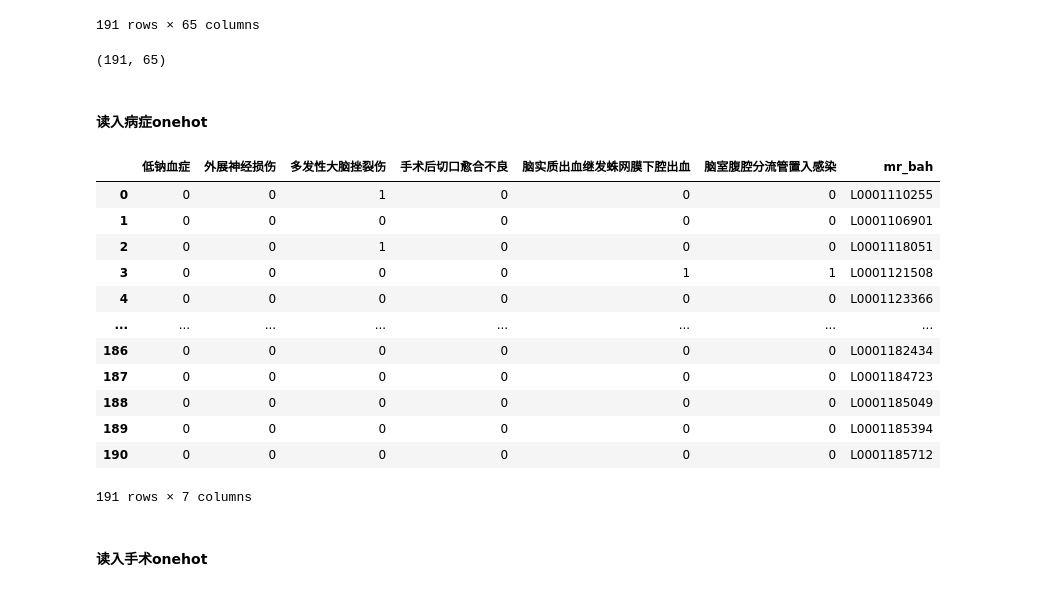
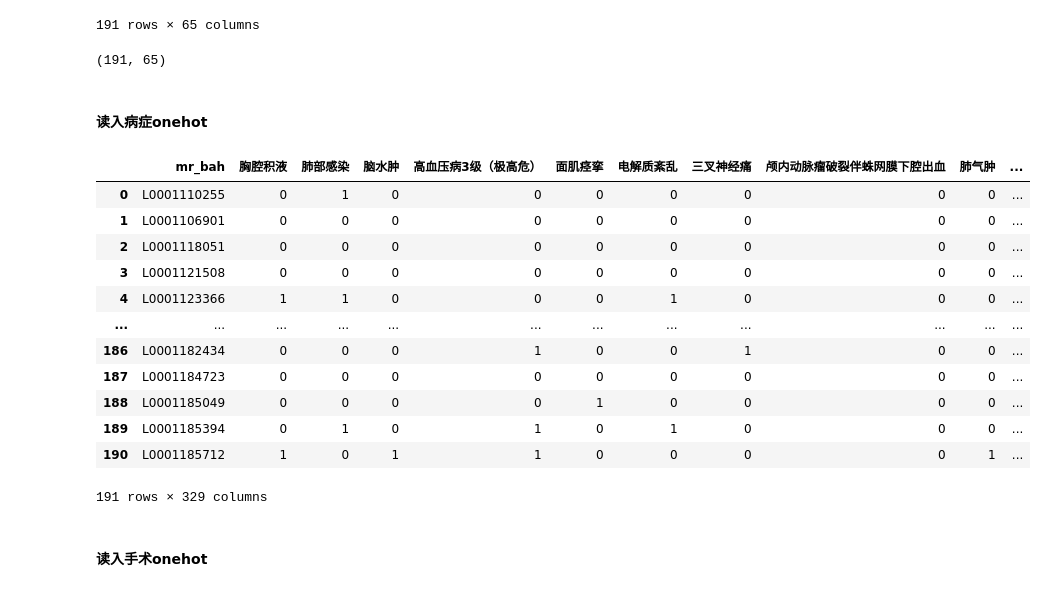
Before and after one commit to SigurYang/Mathematical-modeling, a Jupyter notebook: model_build.ipynb, the cells around one changed output. Saved outputs shown, nothing was run; the diff lists cells and outputs as text; code cells hidden in the pictures.

```diff
--- a/model_build.ipynb
+++ b/model_build.ipynb
@@ -253,34 +185,34 @@ quantize_matrix
 | L0001185394 | 245.0 | 51.0 | 265.0 | 250.0 | ... |
 | L0001185712 | 245.0 | 24.0 | 39.0 | 248.0 | ... |
 191 rows × 65 columns
-# %%
-quantize_matrix.shape
-# %% [output]
-(191, 65)
+# %%
+quantize_matrix.shape
+# %% [output]
+(191, 65)
 # %% [markdown]
 #### 读入病症onehot
 # %%
 onehot_path = os.path.join(output_path,"onehot_illness.csv")
 onehot_illness = pd.read_csv(onehot_path)
 onehot_illness = onehot_illness.drop(columns=['颅内感染'])
 
 selected_columns = ['低钠血症', '外展神经损伤', '多发性大脑挫裂伤', '手术后切口愈合不良', '脑实质出血继发蛛网膜下腔出血','脑室腹腔分流管置入感染']
-onehot_illness = onehot_illness[selected_columns+['mr_bah']]
+# onehot_illness = onehot_illness[selected_columns+['mr_bah']]
 onehot_illness
 # %% [output]
-|  | 低钠血症 | 外展神经损伤 | 多发性大脑挫裂伤 | 手术后切口愈合不良 | 脑实质出血继发蛛网膜下腔出血 | 脑室腹腔分流管置入感染 | mr_bah |
-| 0 | 0 | 0 | 1 | 0 | 0 | 0 | L0001110255 |
-| 1 | 0 | 0 | 0 | 0 | 0 | 0 | L0001106901 |
-| 2 | 0 | 0 | 1 | 0 | 0 | 0 | L0001118051 |
-| 3 | 0 | 0 | 0 | 0 | 1 | 1 | L0001121508 |
-| 4 | 0 | 0 | 0 | 0 | 0 | 0 | L0001123366 |
-| ... | ... | ... | ... | ... | ... | ... | ... |
-| 186 | 0 | 0 | 0 | 0 | 0 | 0 | L0001182434 |
-| 187 | 0 | 0 | 0 | 0 | 0 | 0 | L0001184723 |
-| 188 | 0 | 0 | 0 | 0 | 0 | 0 | L0001185049 |
-| 189 | 0 | 0 | 0 | 0 | 0 | 0 | L0001185394 |
-| 190 | 0 | 0 | 0 | 0 | 0 | 0 | L0001185712 |
+|  | mr_bah | 胸腔积液 | 肺部感染 | 脑水肿 | 高血压病3级（极高危） | 面肌痉挛 | 电解质紊乱 | 三叉神经痛 | 颅内动脉瘤破裂伴蛛网膜下腔出血 | 肺气肿 | ... |
+| 0 | L0001110255 | 0 | 1 | 0 | 0 | 0 | 0 | 0 | 0 | 0 | ... |
+| 1 | L0001106901 | 0 | 0 | 0 | 0 | 0 | 0 | 0 | 0 | 0 | ... |
+| 2 | L0001118051 | 0 | 0 | 0 | 0 | 0 | 0 | 0 | 0 | 0 | ... |
+| 3 | L0001121508 | 0 | 0 | 0 | 0 | 0 | 0 | 0 | 0 | 0 | ... |
+| 4 | L0001123366 | 1 | 1 | 0 | 0 | 0 | 1 | 0 | 0 | 0 | ... |
+| ... | ... | ... | ... | ... | ... | ... | ... | ... | ... | ... | ... |
+| 186 | L0001182434 | 0 | 0 | 0 | 1 | 0 | 0 | 1 | 0 | 0 | ... |
+| 187 | L0001184723 | 0 | 0 | 0 | 0 | 0 | 0 | 0 | 0 | 0 | ... |
+| 188 | L0001185049 | 0 | 0 | 0 | 0 | 1 | 0 | 0 | 0 | 0 | ... |
+| 189 | L0001185394 | 0 | 1 | 0 | 1 | 0 | 1 | 0 | 0 | 0 | ... |
+| 190 | L0001185712 | 1 | 0 | 1 | 1 | 0 | 0 | 0 | 0 | 1 | ... |
-191 rows × 7 columns
+191 rows × 329 columns
 # %% [markdown]
 #### 读入手术onehot
 # %%
```
Also changed, not shown: parts of 31 cells of this notebook, 7 other files.
